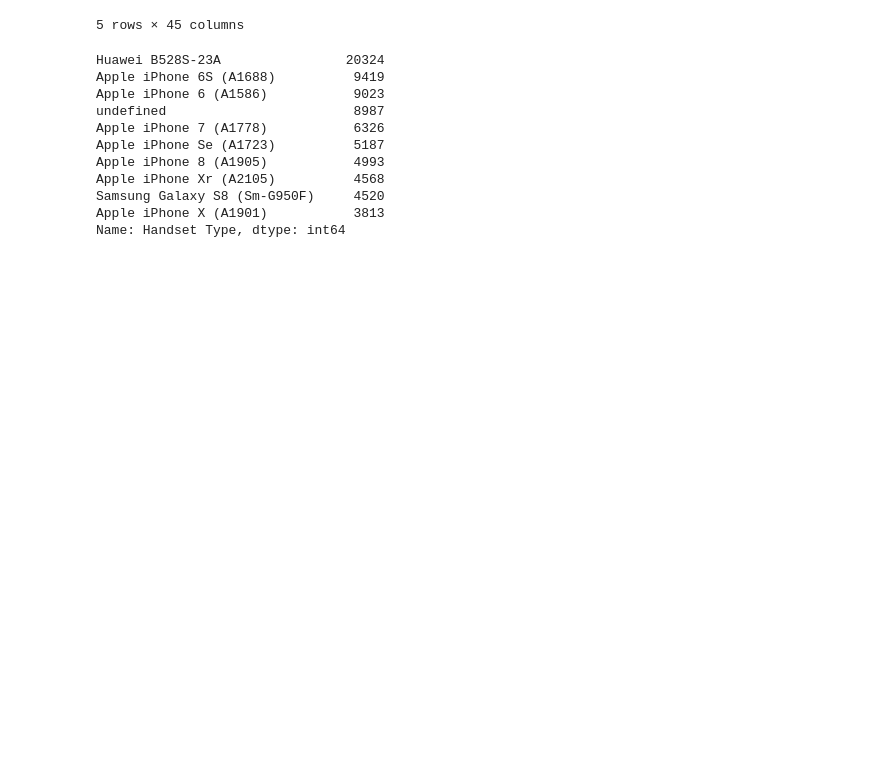
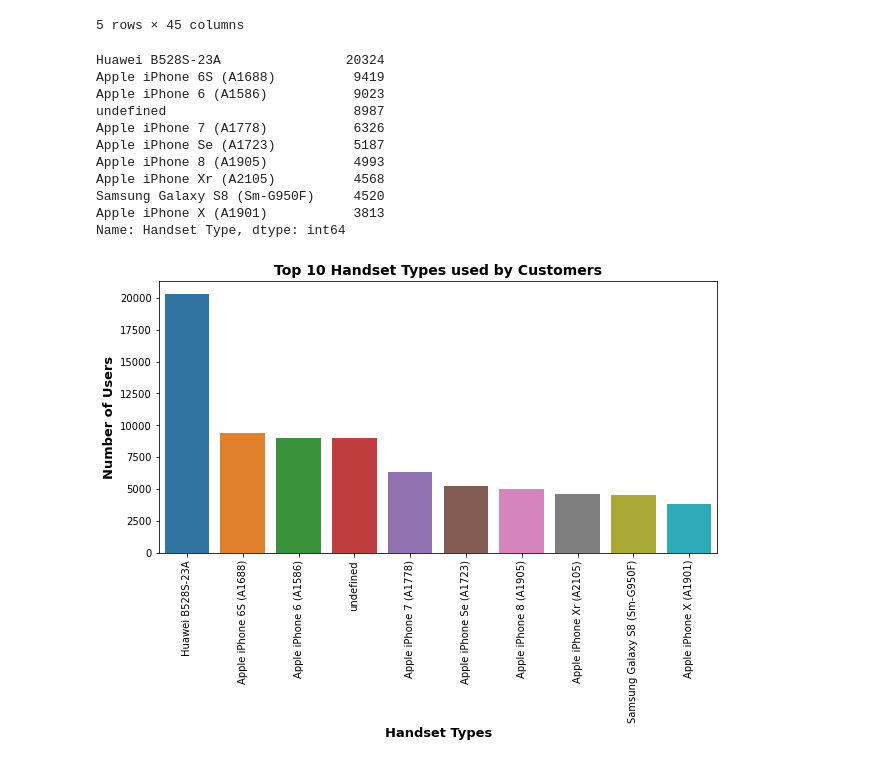
Before and after one commit to YohansSamuel/TeleCom-Data-Analysis, a Jupyter notebook: notebooks/Task-1-User_Overview_Analysis.ipynb, the cells around one changed output. Drawn from its saved outputs; the diff is of its cells as text; code cells hidden in the pictures; blank space fills up the shorter version.

Commit message:
display the top_handsets in bar graph

```diff
--- a/notebooks/Task-1-User_Overview_Analysis.ipynb
+++ b/notebooks/Task-1-User_Overview_Analysis.ipynb
@@ -40,8 +40,8 @@ def get_top_handsets(df,num):
     return top_handsets
 # %%
 # display the top 10 handsets
-top_10__handsets = get_top_handsets(df,10)
-top_10__handsets
+top_10_handsets = get_top_handsets(df,10)
+top_10_handsets
 # %% [output]
 Huawei B528S-23A                20324
 Apple iPhone 6S (A1688)          9419
@@ -54,3 +54,14 @@ Apple iPhone Xr (A2105)          4568
 Samsung Galaxy S8 (Sm-G950F)     4520
 Apple iPhone X (A1901)           3813
 Name: Handset Type, dtype: int64
+# %%
+# display the top_handsets result in bar graph
+plt.figure(figsize=(10,5))
+sns.barplot(x=top_10_handsets.index, y=top_10_handsets.values)
+plt.title('Top 10 Handset Types used by Customers', size=14, fontweight="bold")
+plt.xlabel('Handset Types', size=13, fontweight="bold")
+plt.xticks(rotation=90)
+plt.ylabel('Number of Users', size=13, fontweight="bold")
+plt.show()
+# %% [output]
+[figure, added]
```
